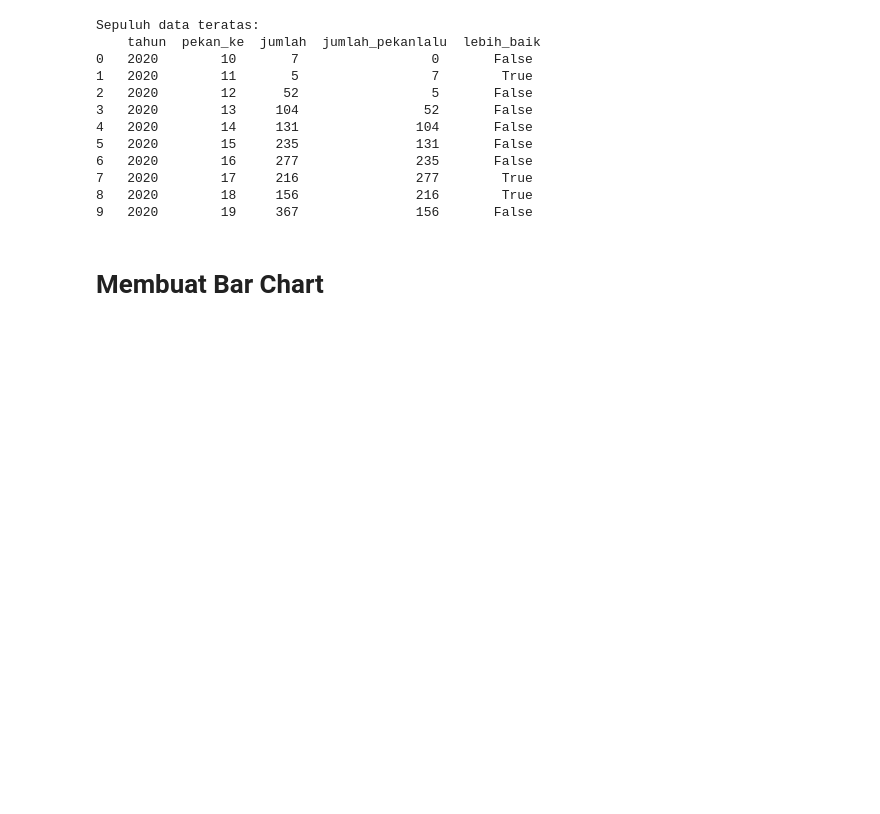
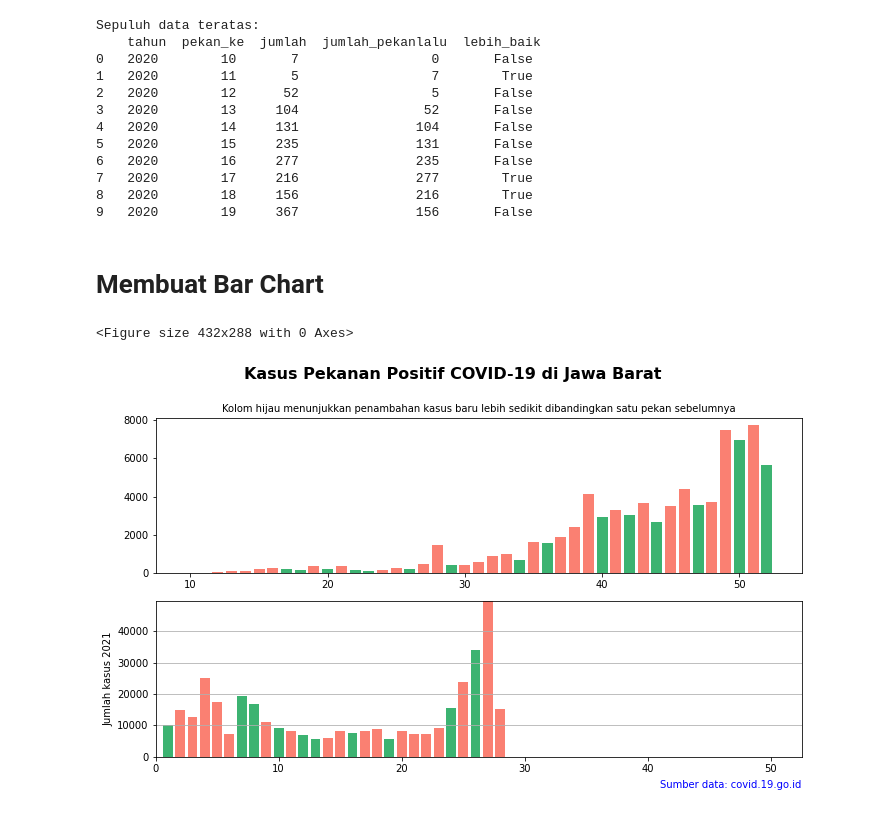
Before and after one commit to fiqihyusrilm/Data-Analyst-DQLab, a Jupyter notebook: Eksplorasi dan Analisis Data COVID-19 Indonesia using Python/Eksplorasi dan Analisis Data COVID-19 Indonesia using Python .ipynb, the cells around one changed output. Saved outputs shown, nothing was run; the diff lists cells and outputs as text; code cells hidden in the pictures; blank space fills up the shorter version.

```diff
--- a/Eksplorasi dan Analisis Data COVID-19 Indonesia using Python/Eksplorasi dan Analisis Data COVID-19 Indonesia using Python .ipynb
+++ b/Eksplorasi dan Analisis Data COVID-19 Indonesia using Python/Eksplorasi dan Analisis Data COVID-19 Indonesia using Python .ipynb
@@ -300,3 +300,37 @@ Sepuluh data teratas:
 9   2020        19     367               156       False
 # %% [markdown]
 # Membuat Bar Chart
+# %%
+import matplotlib.pyplot as plt
+
+plt.clf()
+jml_tahun_terjadi_covid19 = cov_jabar_pekanan['tahun'].nunique()
+tahun_terjadi_covid19 = cov_jabar_pekanan['tahun'].unique()
+fig, axes = plt.subplots(nrows=jml_tahun_terjadi_covid19,
+                        figsize=(10,3*jml_tahun_terjadi_covid19))
+
+fig.suptitle('Kasus Pekanan Positif COVID-19 di Jawa Barat',
+            y=1.00, fontsize=16, fontweight='bold', ha='center')
+for i, ax in enumerate(axes):
+    ax.bar(data=cov_jabar_pekanan.loc[cov_jabar_pekanan['tahun']==tahun_terjadi_covid19[i]],
+           x='pekan_ke', height='jumlah',
+           color=['mediumseagreen' if x is True else 'salmon'
+                  for x in cov_jabar_pekanan['lebih_baik']])
+    if i == 0:
+        ax.set_title('Kolom hijau menunjukkan penambahan kasus baru lebih sedikit dibandingkan satu pekan sebelumnya',
+                    fontsize=10)
+    elif i == jml_tahun_terjadi_covid19-1:
+        ax.text(1, -0.2, 'Sumber data: covid.19.go.id', color='blue',
+				ha='right', transform=ax.transAxes)
+
+        ax.set_xlim([0, 52.5])
+        ax.set_ylim([0, max(cov_jabar_pekanan['jumlah'])])
+        ax.set_xlabel('')
+        ax.set_ylabel('Jumlah kasus %d'%(tahun_terjadi_covid19[i],))
+        ax.grid(axis='y')
+
+plt.tight_layout()
+plt.show()
+# %% [output]
+<Figure size 432x288 with 0 Axes>
+[figure, added]
```
Also changed, not shown: parts of 4 cells of this notebook.
